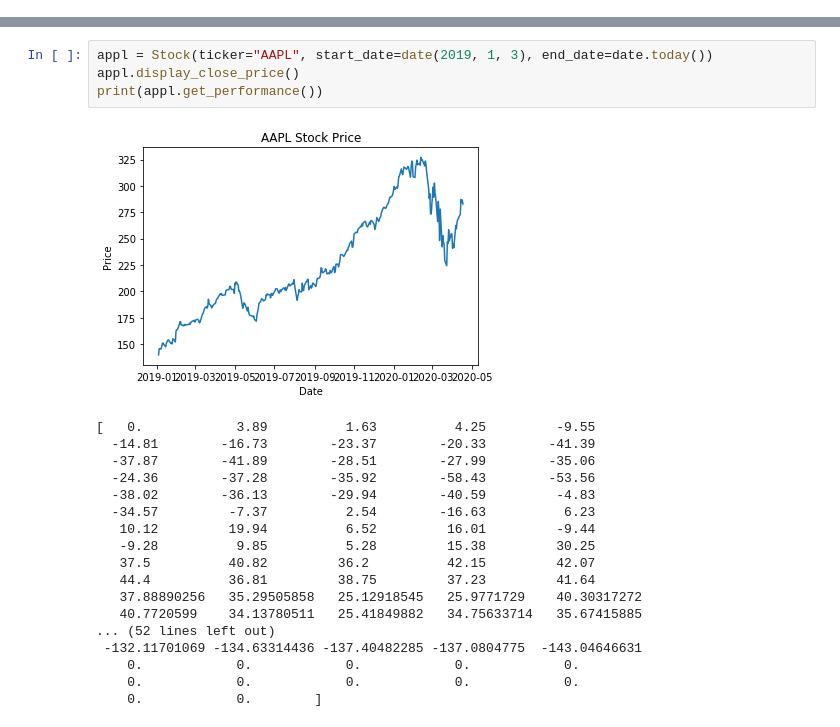
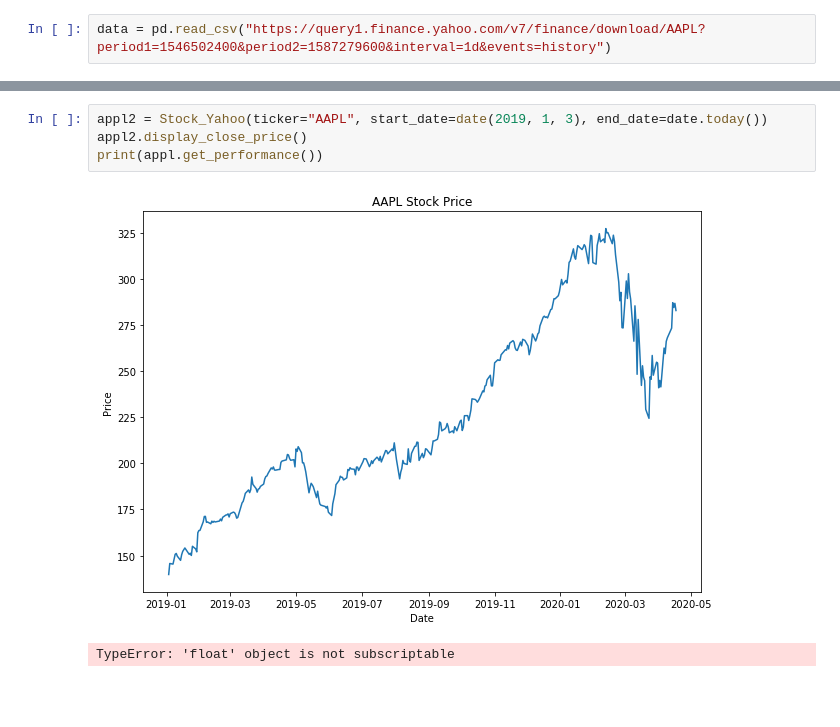
Before and after one commit to mibri/Berkeley-Investment-Group, a Jupyter notebook: Backtest+Platform.ipynb, the cells around one changed output, grey strips where cells are left out. Drawn from its saved outputs; the diff is of its cells as text; blank space fills up the shorter version.

Commit message:
changed to scrape yahoo

```diff
--- a/Backtest+Platform.ipynb
+++ b/Backtest+Platform.ipynb
@@ -14,0 +18,2 @@ import pandas as pd
+# %%
+data = pd.read_csv("https://query1.finance.yahoo.com/v7/finance/download/AAPL?period1=1546502400&period2=1587279600&interval=1d&events=history")
@@ -122,28 +201,12 @@ class Portfolio:
             yield start_date
             start_date += delta
 # %%
-appl = Stock(ticker="AAPL", start_date=date(2019, 1, 3), end_date=date.today())
-appl.display_close_price()
+appl2 = Stock_Yahoo(ticker="AAPL", start_date=date(2019, 1, 3), end_date=date.today())
+appl2.display_close_price()
 print(appl.get_performance())
 # %% [output]
-[figure, old version]
+[figure, new version]
-[   0.            3.89          1.63          4.25         -9.55
-  -14.81        -16.73        -23.37        -20.33        -41.39
-  -37.87        -41.89        -28.51        -27.99        -35.06
-  -24.36        -37.28        -35.92        -58.43        -53.56
-  -38.02        -36.13        -29.94        -40.59         -4.83
-  -34.57         -7.37          2.54        -16.63          6.23
-   10.12         19.94          6.52         16.01         -9.44
-   -9.28          9.85          5.28         15.38         30.25
-   37.5          40.82         36.2          42.15         42.07
-   44.4          36.81         38.75         37.23         41.64
-   37.88890256   35.29505858   25.12918545   25.9771729    40.30317272
-   40.7720599    34.13780511   25.41849882   34.75633714   35.67415885
-... (52 lines left out)
- -132.11701069 -134.63314436 -137.40482285 -137.0804775  -143.04646631
-    0.            0.            0.            0.            0.
-    0.            0.            0.            0.            0.
-    0.            0.        ]
+TypeError: 'float' object is not subscriptable
 # %%
 testport = Portfolio()
 testport.buy('AAPL', start=date(2020, 1, 3))
```
Also changed, not shown: parts of 5 cells of this notebook.
